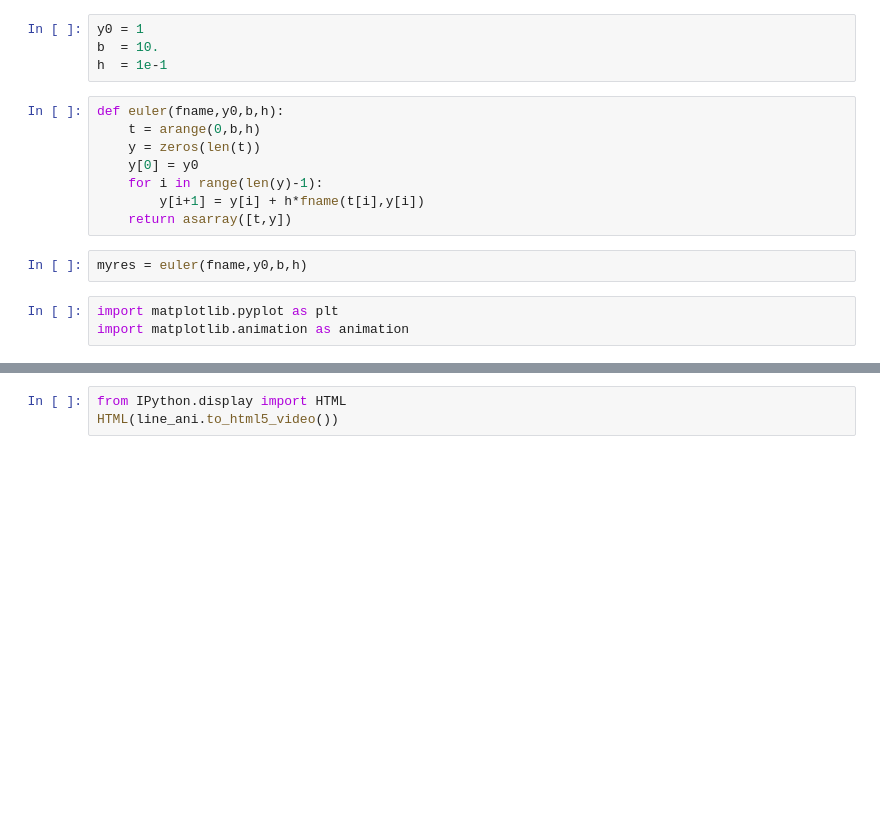
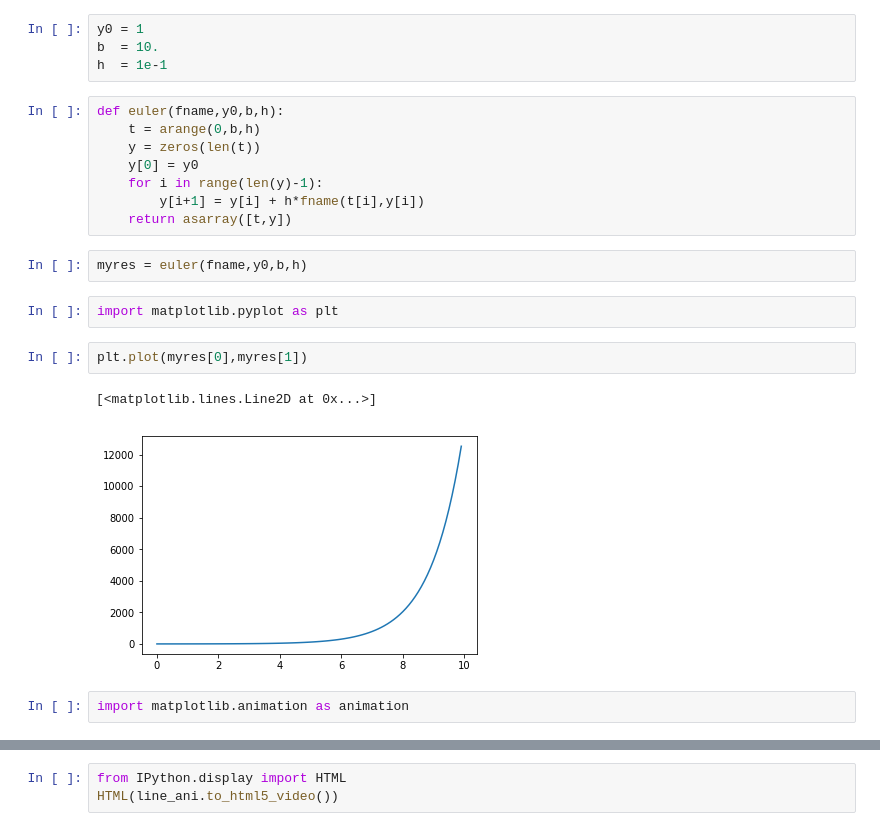
Before and after one commit to StefanoSosac/jupyter-notebook, a Jupyter notebook: Prueba.ipynb, the cells around one changed output, grey strips where cells are left out. Saved outputs shown, nothing was run; the diff lists cells and outputs as text; blank space fills up the shorter version.

```diff
--- a/Prueba.ipynb
+++ b/Prueba.ipynb
@@ -18,7 +18,13 @@ def euler(fname,y0,b,h):
 myres = euler(fname,y0,b,h)
 # %%
 import matplotlib.pyplot as plt
-import matplotlib.animation as animation
+# %%
+plt.plot(myres[0],myres[1])
+# %% [output]
+[<matplotlib.lines.Line2D at 0x...>]
+[figure, added]
+# %%
+import matplotlib.animation as animation
 # %%
 def update_line(num, myres, line):
     line.set_data(myres[..., 0:num])
```
Also changed, not shown: parts of 4 cells of this notebook.
